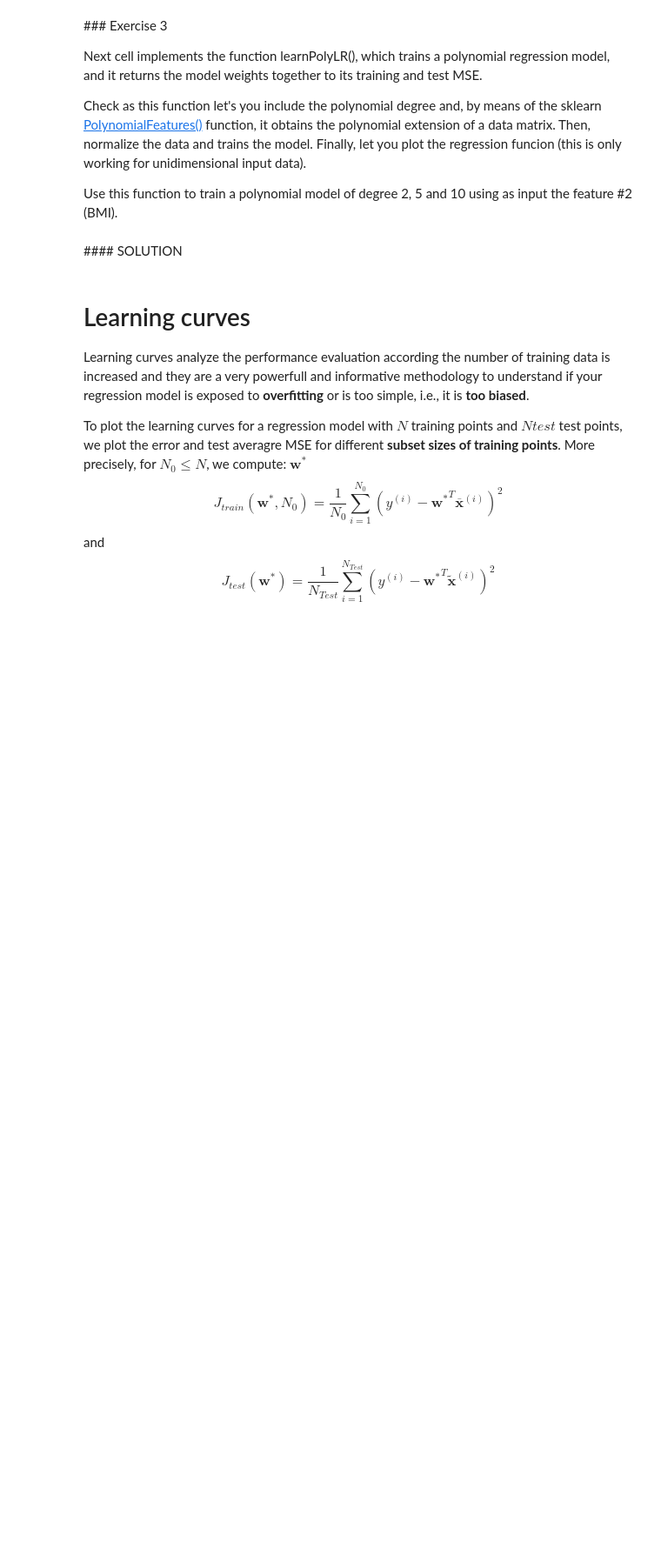
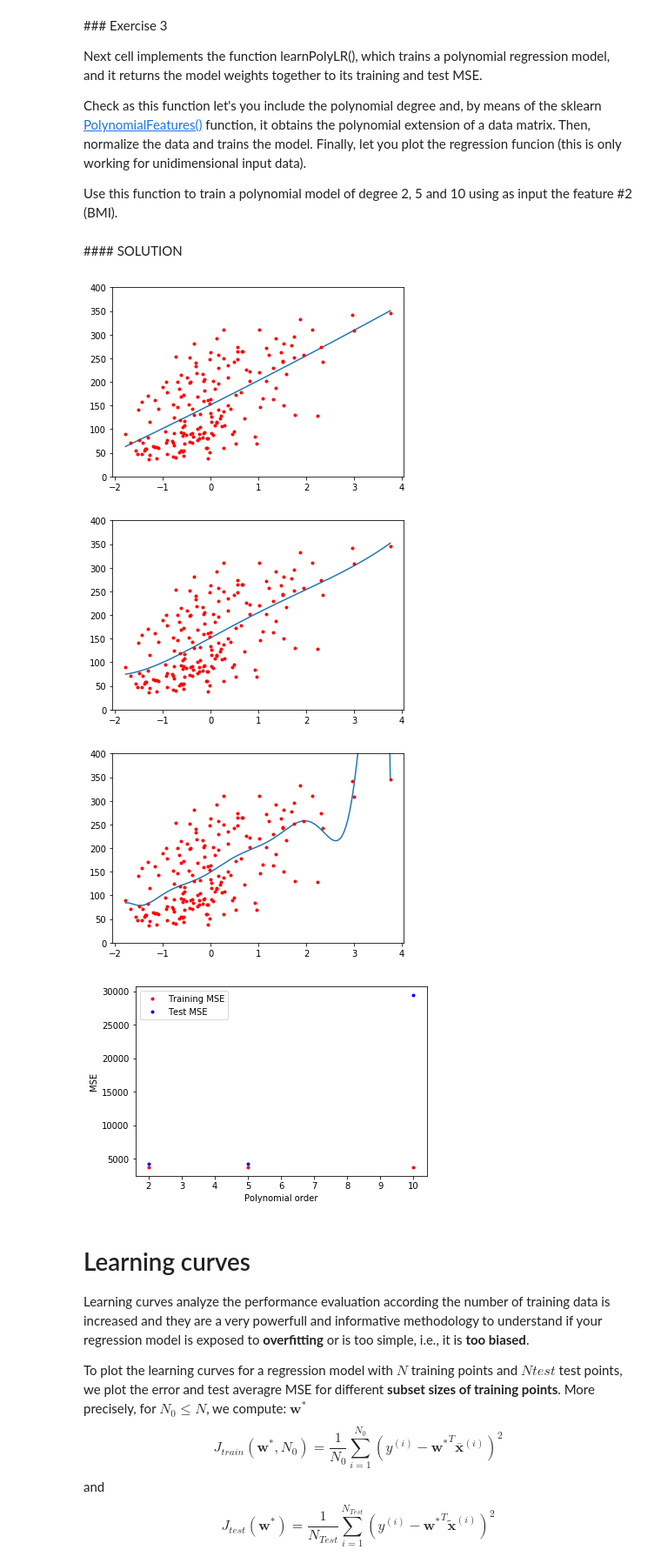
Before and after one commit to JavierGOrdonnez/Machine-Learning, a Jupyter notebook: Week 3 - Linear Regression/ML_Week3_Linear_Poly_Regression_student.ipynb, the cells around one changed output. Shown: that part at 87% size. Saved outputs shown, nothing was run; the diff lists cells and outputs as text; code cells hidden in the pictures; blank space fills up the shorter version.

```diff
--- a/Week 3 - Linear Regression/ML_Week3_Linear_Poly_Regression_student.ipynb
+++ b/Week 3 - Linear Regression/ML_Week3_Linear_Poly_Regression_student.ipynb
@@ -269,6 +266,8 @@ def learnPolyLR(X_train, Y_train, X_test, Y_test, n_degree, addPlot=True):
 
   X_train_pol = polynomial_features.fit_transform(X_train)
   X_test_pol = polynomial_features.transform(X_test)
+
+  # print('X_train[1,:] is: ',X_train[1,:],', X_train_pol[1,:] is: ',X_train_pol[1,:])
 
 
   # Data normalization
@@ -305,7 +304,7 @@ def learnPolyLR(X_train, Y_train, X_test, Y_test, n_degree, addPlot=True):
     plt.figure()
     plt.plot(X_plot,f_plot)
     plt.plot(X_train, Y_train, '.r')
-    plt.ylim(-400,400)
+    plt.ylim(0,400)
 
   return w_star, MSE_train, MSE_test
 # %% [markdown]
@@ -316,3 +312,24 @@ def learnPolyLR(X_train, Y_train, X_test, Y_test, n_degree, addPlot=True):
+# %%
+# <SOL>
+w_star2, MSE_train2, MSE_test2 = learnPolyLR(X_train_BMI,Y_train,X_test_BMI,Y_test,2)
+w_star5, MSE_train5, MSE_test5 = learnPolyLR(X_train_BMI,Y_train,X_test_BMI,Y_test,5)
+w_star10, MSE_train10, MSE_test10 = learnPolyLR(X_train_BMI,Y_train,X_test_BMI,Y_test,10)
+
+plt.figure()
+plt.plot(2,MSE_train2,'r.',2,MSE_test2,'b.')
+plt.plot(5,MSE_train5,'r.',5,MSE_test5,'b.')
+plt.plot(10,MSE_train10,'r.',label='Training MSE')
+plt.plot(10,MSE_test10,'b.',label='Test MSE')
+plt.legend()
+plt.xlabel('Polynomial order')
+plt.ylabel('MSE')
+plt.show()
+# </SOL>
+# %% [output]
+[figure, added]
+[figure, added]
+[figure, added]
+[figure, added]
 # %% [markdown]
 # Learning curves
 
```
Also changed, not shown: parts of 15 cells of this notebook.
